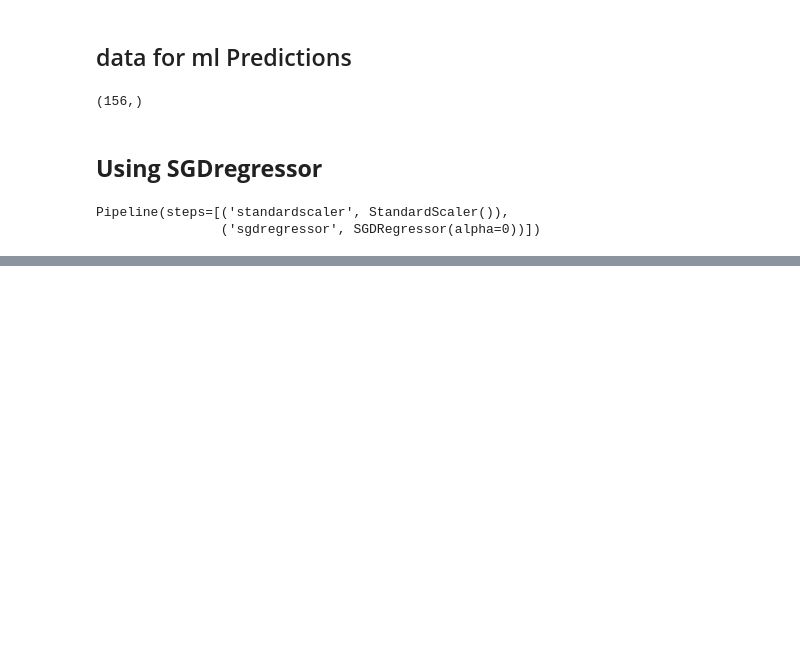
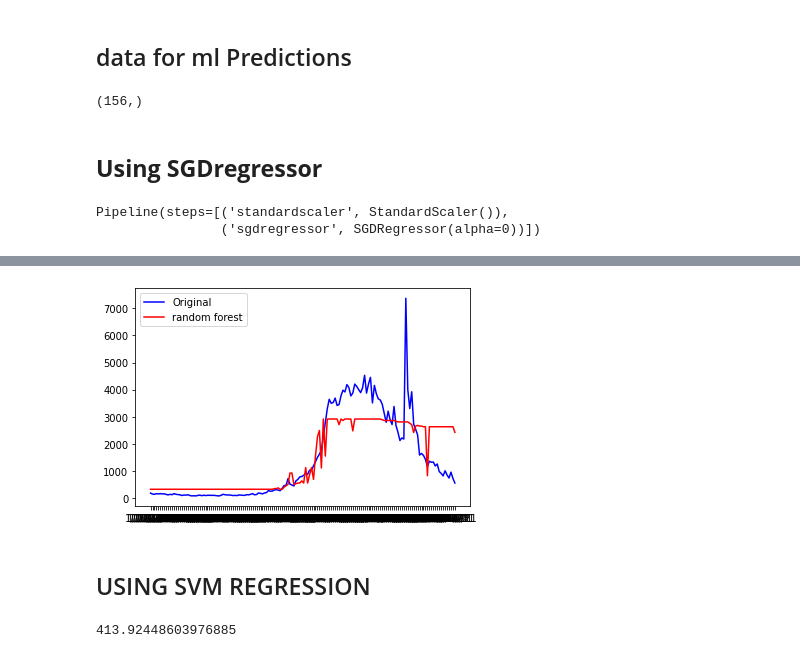
Before and after one commit to dp1500/Covid19-new-deaths-per-day-prediction, a Jupyter notebook: Covid19_forecasting.ipynb, the cells around one changed output, grey strips where cells are left out. Saved outputs shown, nothing was run; the diff lists cells and outputs as text; code cells hidden in the pictures; blank space fills up the shorter version.

```diff
--- a/Covid19_forecasting.ipynb
+++ b/Covid19_forecasting.ipynb
@@ -235,0 +307,9 @@ df = data
+# %%
+plt.plot(data['date'][:156],data['new_deaths'][:156], color = 'blue', label = 'Original')
+plt.plot(data['date'][:156],predictionsRF, color = 'red', label = 'random forest')
+plt.legend(loc = 'best')
+plt.show()
+# %% [output]
+[figure, added]
+# %% [markdown]
+## USING SVM REGRESSION
@@ -235,0 +324,5 @@ df = data
+# %%
+maeSVM = mean_absolute_error(y, predictionsSVM)
+print(maeSVM)
+# %% [output]
+413.92448603976885
```
Also changed, not shown: parts of 20 cells of this notebook.
